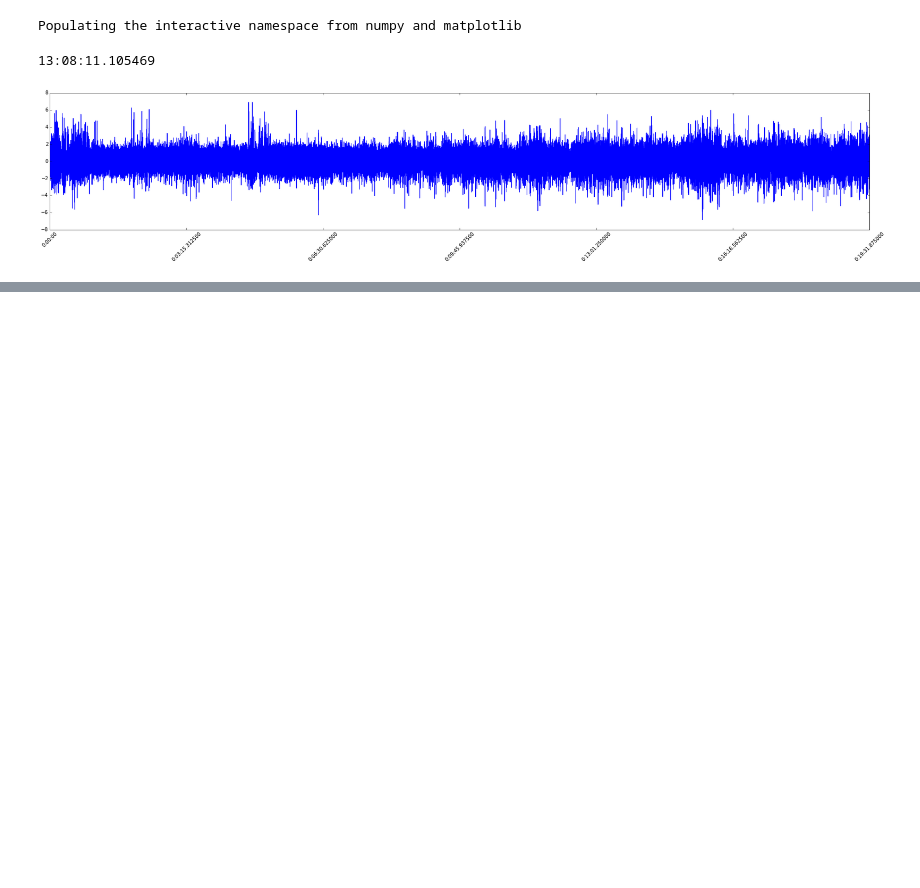
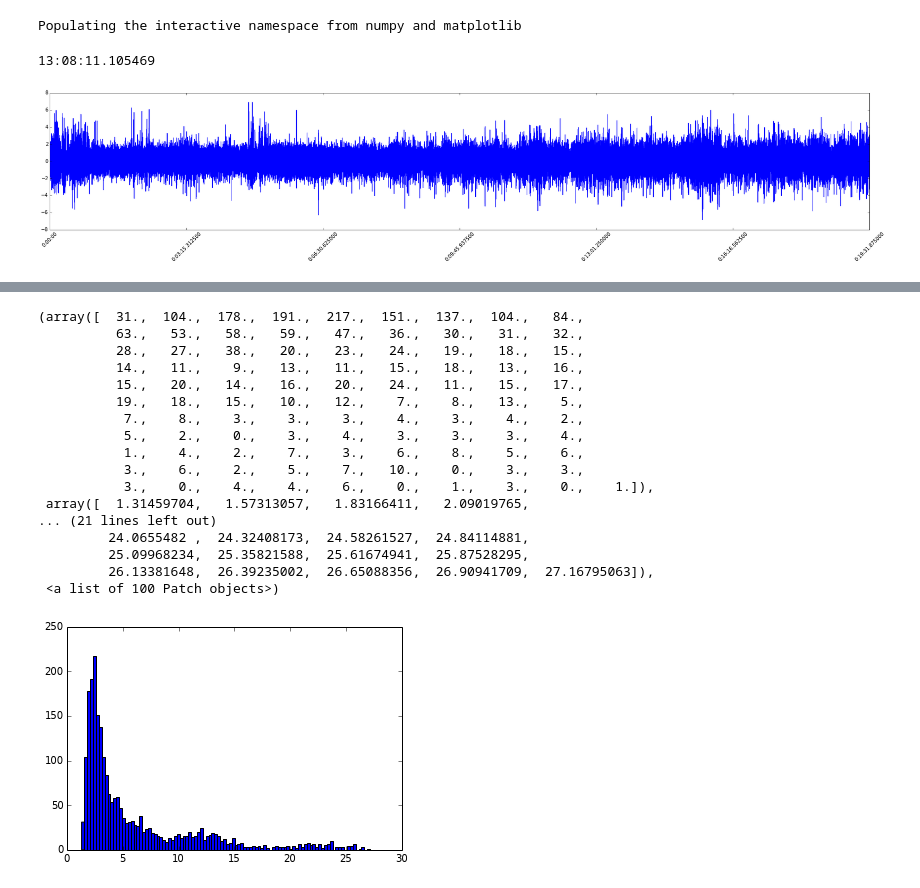
Before and after one commit to gilestrolab/pyrem, a Jupyter notebook: prototype/features.ipynb, the cells around one changed output, grey strips where cells are left out. Drawn from its saved outputs; the diff is of its cells as text; code cells hidden in the pictures; blank space fills up the shorter version.

```diff
--- a/prototype/features.ipynb
+++ b/prototype/features.ipynb
@@ -40,5 +76,24 @@ pl.ylim(0,2)
 # %%
-f = np.array(features)
+pl.hist(np.array(features["welch_median"]), bins=100)
+# %% [output]
+(array([  31.,  104.,  178.,  191.,  217.,  151.,  137.,  104.,   84.,
+          63.,   53.,   58.,   59.,   47.,   36.,   30.,   31.,   32.,
+          28.,   27.,   38.,   20.,   23.,   24.,   19.,   18.,   15.,
+          14.,   11.,    9.,   13.,   11.,   15.,   18.,   13.,   16.,
+          15.,   20.,   14.,   16.,   20.,   24.,   11.,   15.,   17.,
+          19.,   18.,   15.,   10.,   12.,    7.,    8.,   13.,    5.,
+           7.,    8.,    3.,    3.,    3.,    4.,    3.,    4.,    2.,
+           5.,    2.,    0.,    3.,    4.,    3.,    3.,    3.,    4.,
+           1.,    4.,    2.,    7.,    3.,    6.,    8.,    5.,    6.,
+           3.,    6.,    2.,    5.,    7.,   10.,    0.,    3.,    3.,
+           3.,    0.,    4.,    4.,    6.,    0.,    1.,    3.,    0.,    1.]),
+ array([  1.31459704,   1.57313057,   1.83166411,   2.09019765,
+... (21 lines left out)
+         24.0655482 ,  24.32408173,  24.58261527,  24.84114881,
+         25.09968234,  25.35821588,  25.61674941,  25.87528295,
+         26.13381648,  26.39235002,  26.65088356,  26.90941709,  27.16795063]),
+ <a list of 100 Patch objects>)
+[figure, added]
 # %%
 from sklearn import cluster
 # %%
```
Also changed, not shown: parts of 9 cells of this notebook, 2 other files.
